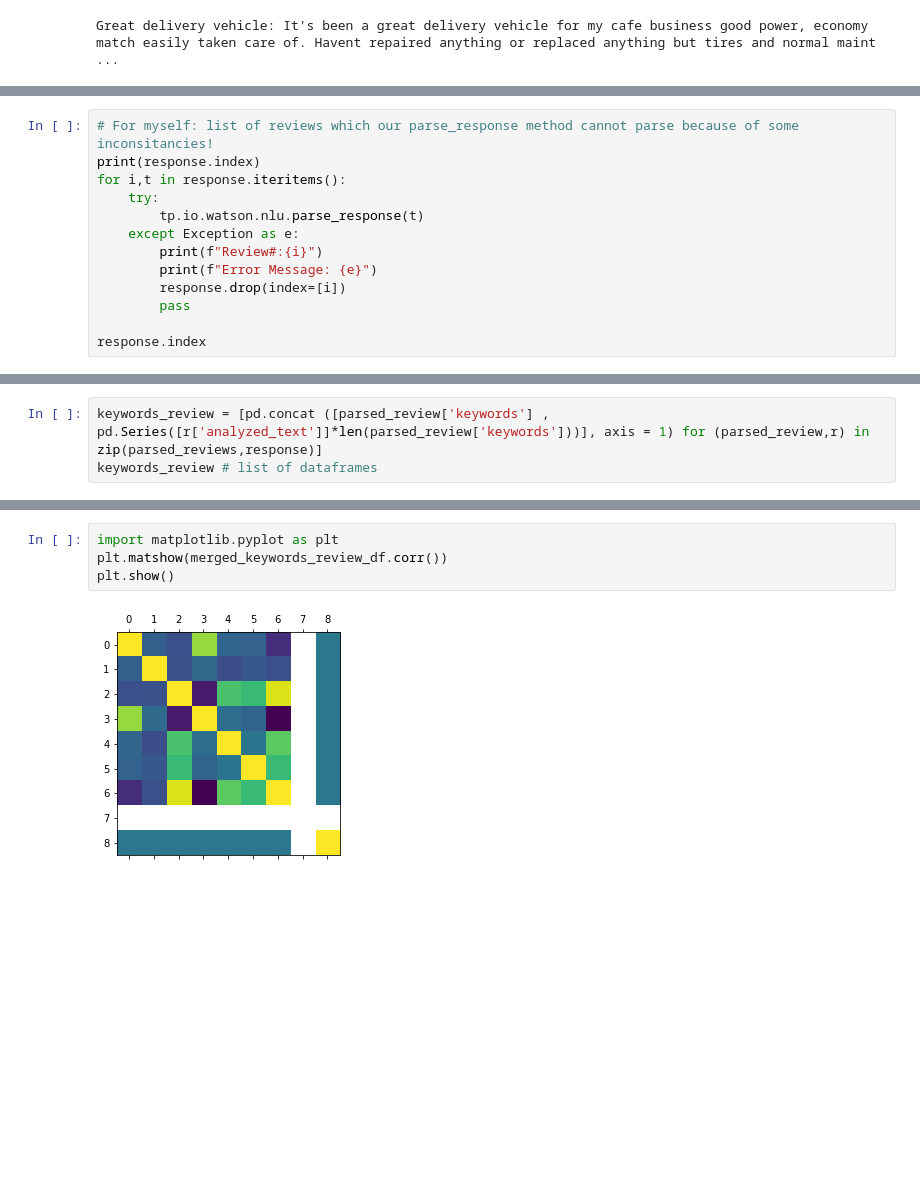
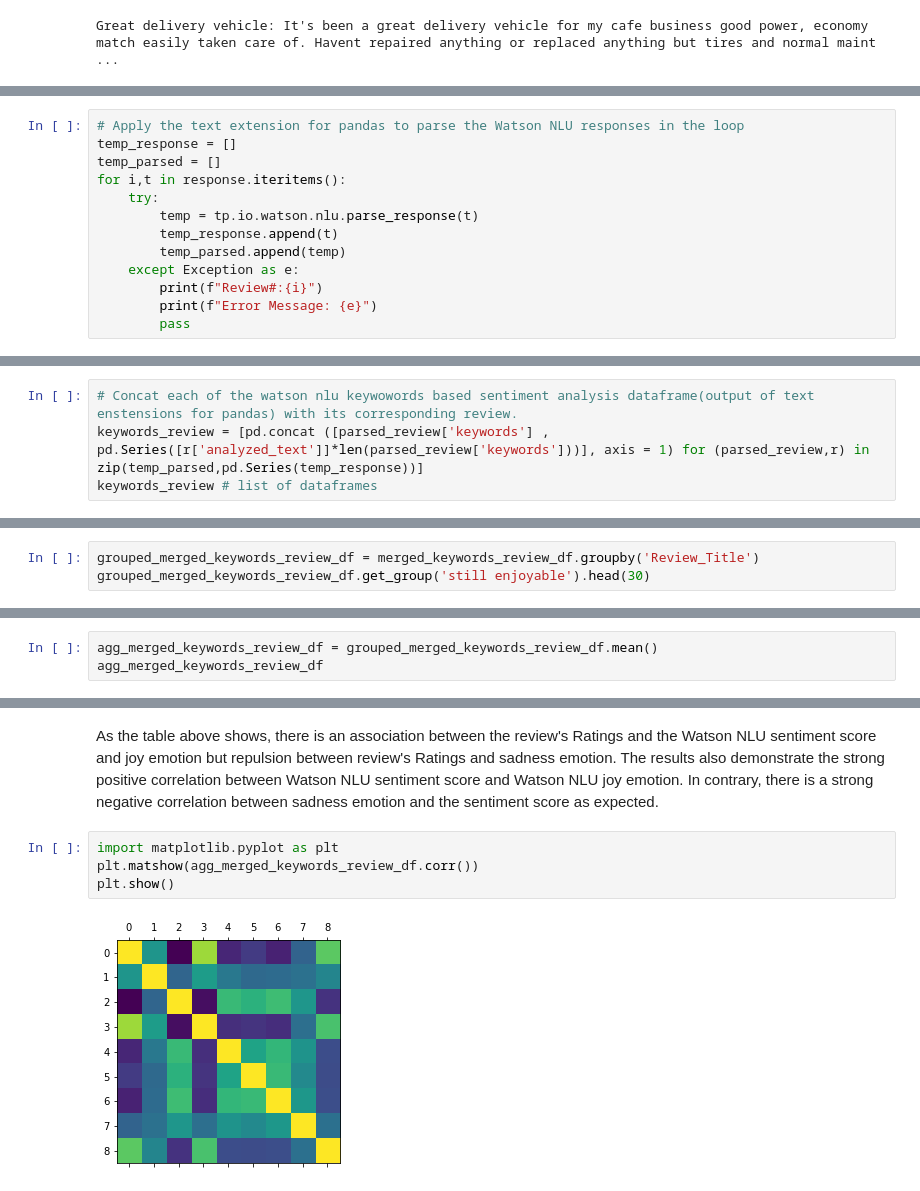
Before and after one commit to Monireh2/text-extensions-for-pandas, a Jupyter notebook: notebooks/Analyze_Text.ipynb, the cells around one changed output, grey strips where cells are left out. Cells and saved outputs as stored; diff of their text form; blank space fills up the shorter version.

Commit message:
completed the sentiment analysis scenario

```diff
--- a/notebooks/Analyze_Text.ipynb
+++ b/notebooks/Analyze_Text.ipynb
@@ -1025,14 +897,14 @@ print(type(test))
 # %%
-# For myself: list of reviews which our parse_response method cannot parse because of some inconsitancies!
-print(response.index)
+# Apply the text extension for pandas to parse the Watson NLU responses in the loop
+temp_response = []
+temp_parsed = []
 for i,t in response.iteritems():
     try:
-        tp.io.watson.nlu.parse_response(t)
+        temp = tp.io.watson.nlu.parse_response(t)
+        temp_response.append(t)
+        temp_parsed.append(temp)
     except Exception as e:
         print(f"Review#:{i}")
         print(f"Error Message: {e}")
-        response.drop(index=[i])
         pass
-
-response.index
 # %% [output]
@@ -1093,4 +928,5 @@ print(len(dfs))
 # %%
-keywords_review = [pd.concat ([parsed_review['keywords'] , pd.Series([r['analyzed_text']]*len(parsed_review['keywords']))], axis = 1) for (parsed_review,r) in zip(parsed_reviews,response)]
+# Concat each of the watson nlu keywowords based sentiment analysis dataframe(output of text enstensions for pandas) with its corresponding review.
+keywords_review = [pd.concat ([parsed_review['keywords'] , pd.Series([r['analyzed_text']]*len(parsed_review['keywords']))], axis = 1) for (parsed_review,r) in zip(temp_parsed,pd.Series(temp_response))]
 keywords_review # list of dataframes
 # %% [output]
@@ -1165,0 +1004,3 @@ merged_keywords_review_df.head(100)
+# %%
+grouped_merged_keywords_review_df = merged_keywords_review_df.groupby('Review_Title')
+grouped_merged_keywords_review_df.get_group('still enjoyable').head(30)
@@ -1165,0 +1025,3 @@ merged_keywords_review_df.head(100)
+# %%
+agg_merged_keywords_review_df = grouped_merged_keywords_review_df.mean()
+agg_merged_keywords_review_df
@@ -1181,6 +1058,8 @@ corr.style.background_gradient(cmap='coolwarm').set_precision(2)
+# %% [markdown]
+As the table above shows, there is an association between the review's Ratings and the Watson NLU sentiment score and joy emotion but repulsion between review's Ratings and sadness emotion. The results also demonstrate the strong positive correlation between Watson NLU sentiment score and Watson NLU joy emotion. In contrary, there is a strong negative correlation between sadness emotion and the sentiment score as expected.
 # %%
 import matplotlib.pyplot as plt
-plt.matshow(merged_keywords_review_df.corr())
+plt.matshow(agg_merged_keywords_review_df.corr())
 plt.show()
 # %% [output]
-[figure, old version]
+[figure, new version]
```
Also changed, not shown: parts of 41 cells of this notebook.
